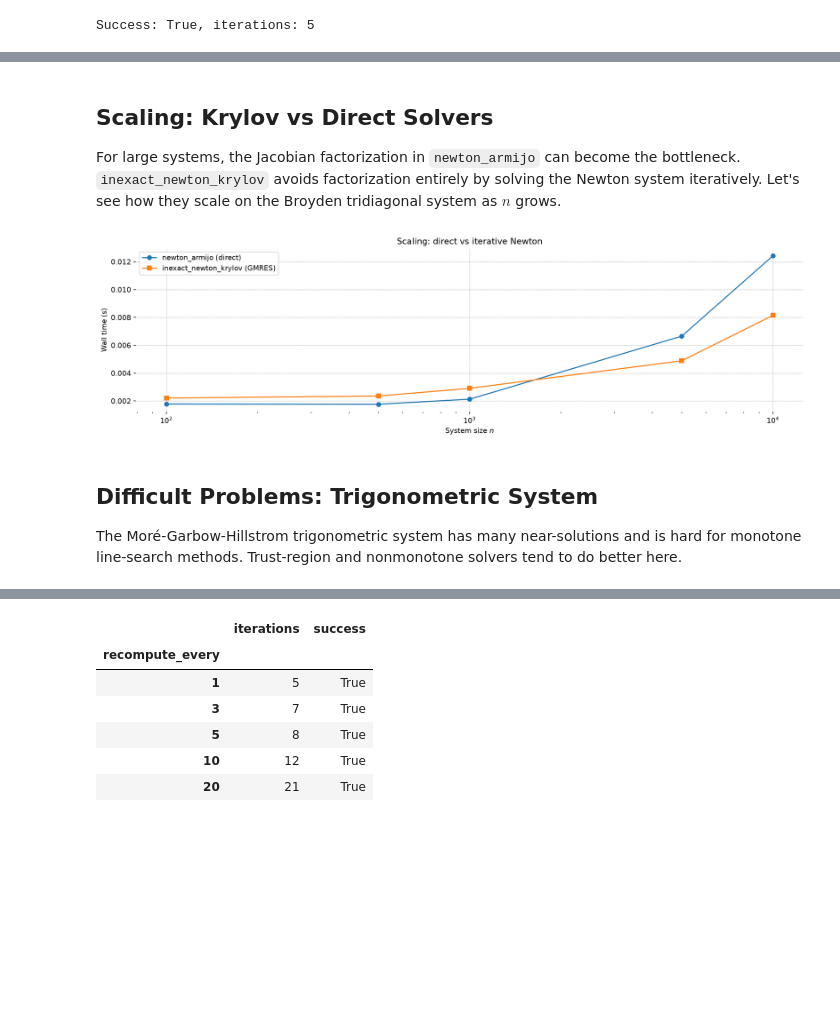
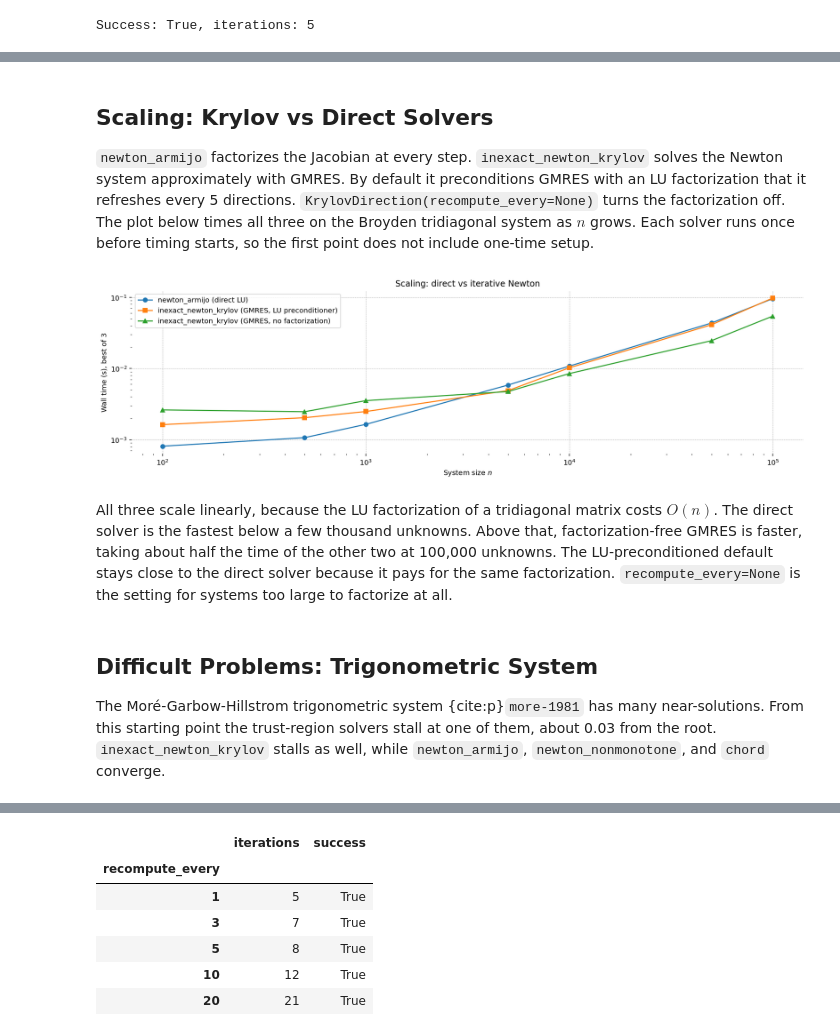
Before and after one commit to jessegrabowski/gEconpy, a Jupyter notebook: notebooks/introductory/sparse_root_solvers.ipynb, the cells around one changed output, grey strips where cells are left out. Saved outputs shown, nothing was run; the diff lists cells and outputs as text; code cells hidden in the pictures; blank space fills up the shorter version.

```diff
--- a/notebooks/introductory/sparse_root_solvers.ipynb
+++ b/notebooks/introductory/sparse_root_solvers.ipynb
@@ -173,41 +173,56 @@ Success: True, iterations: 8
 # %% [markdown]
 ## Scaling: Krylov vs Direct Solvers
 
-For large systems, the Jacobian factorization in `newton_armijo` can become the bottleneck.
-`inexact_newton_krylov` avoids factorization entirely by solving the Newton system iteratively. Let's see
-how they scale on the Broyden tridiagonal system as $n$ grows.
+`newton_armijo` factorizes the Jacobian at every step. `inexact_newton_krylov` solves the Newton system
+approximately with GMRES. By default it preconditions GMRES with an LU factorization that it refreshes every 5
+directions. `KrylovDirection(recompute_every=None)` turns the factorization off. The plot below times all three on
+the Broyden tridiagonal system as $n$ grows. Each solver runs once before timing starts, so the first point does
+not include one-time setup.
 # %%
-sizes = [100, 500, 1_000, 5_000, 10_000]
-newton_times = []
-krylov_times = []
+scaling_solvers = {
+    "newton_armijo (direct LU)": newton_armijo,
+    "inexact_newton_krylov (GMRES, LU preconditioner)": inexact_newton_krylov,
+    "inexact_newton_krylov (GMRES, no factorization)": lambda: inexact_newton_krylov(
+        direction=KrylovDirection(recompute_every=None)
+    ),
+}
+sizes = [100, 500, 1_000, 5_000, 10_000, 50_000, 100_000]
 
-for n in sizes:
-    x0 = -np.ones(n)
 
-    t0 = time.perf_counter()
-    sparse_root(broyden_tridiagonal, x0.copy(), solver=newton_armijo(), progressbar=False)
-    newton_times.append(time.perf_counter() - t0)
+def best_time(make_solver, n, repeats=3):
+    times = []
+    for _ in range(repeats):
+        t0 = time.perf_counter()
+        sparse_root(broyden_tridiagonal, -np.ones(n), solver=make_solver(), progressbar=False)
+        times.append(time.perf_counter() - t0)
+    return min(times)
 
-    t0 = time.perf_counter()
-    sparse_root(broyden_tridiagonal, x0.copy(), solver=inexact_newton_krylov(), progressbar=False)
-    krylov_times.append(time.perf_counter() - t0)
+
+for make_solver in scaling_solvers.values():
+    sparse_root(broyden_tridiagonal, -np.ones(sizes[0]), solver=make_solver(), progressbar=False)
+
+wall_times = {name: [best_time(make_solver, n) for n in sizes] for name, make_solver in scaling_solvers.items()}
 
 fig, ax = plt.subplots()
-ax.plot(sizes, newton_times, "o-", label="newton_armijo (direct)")
-ax.plot(sizes, krylov_times, "s-", label="inexact_newton_krylov (GMRES)")
+for (name, times), marker in zip(wall_times.items(), ["o-", "s-", "^-"], strict=True):
+    ax.plot(sizes, times, marker, label=name)
 ax.set_xlabel("System size $n$")
-ax.set_ylabel("Wall time (s)")
+ax.set_ylabel("Wall time (s), best of 3")
 ax.set_title("Scaling: direct vs iterative Newton")
 ax.legend()
 ax.set_xscale("log")
+ax.set_yscale("log")
 plt.show()
 # %% [output]
-[figure, old version]
+[figure, new version]
+# %% [markdown]
+All three scale linearly, because the LU factorization of a tridiagonal matrix costs $O(n)$. The direct solver is the fastest below a few thousand unknowns. Above that, factorization-free GMRES is faster, taking about half the time of the other two at 100,000 unknowns. The LU-preconditioned default stays close to the direct solver because it pays for the same factorization. `recompute_every=None` is the setting for systems too large to factorize at all.
 # %% [markdown]
 ## Difficult Problems: Trigonometric System
 
-The Moré-Garbow-Hillstrom trigonometric system has many near-solutions and is hard for monotone
-line-search methods. Trust-region and nonmonotone solvers tend to do better here.
+The Moré-Garbow-Hillstrom trigonometric system {cite:p}`more-1981` has many near-solutions. From this starting point
+the trust-region solvers stall at one of them, about 0.03 from the root. `inexact_newton_krylov` stalls as well,
+while `newton_armijo`, `newton_nonmonotone`, and `chord` converge.
 # %%
 n = 50
 x0 = np.ones(n) / n
```
Also changed, not shown: parts of 32 cells of this notebook, 15 other files.
